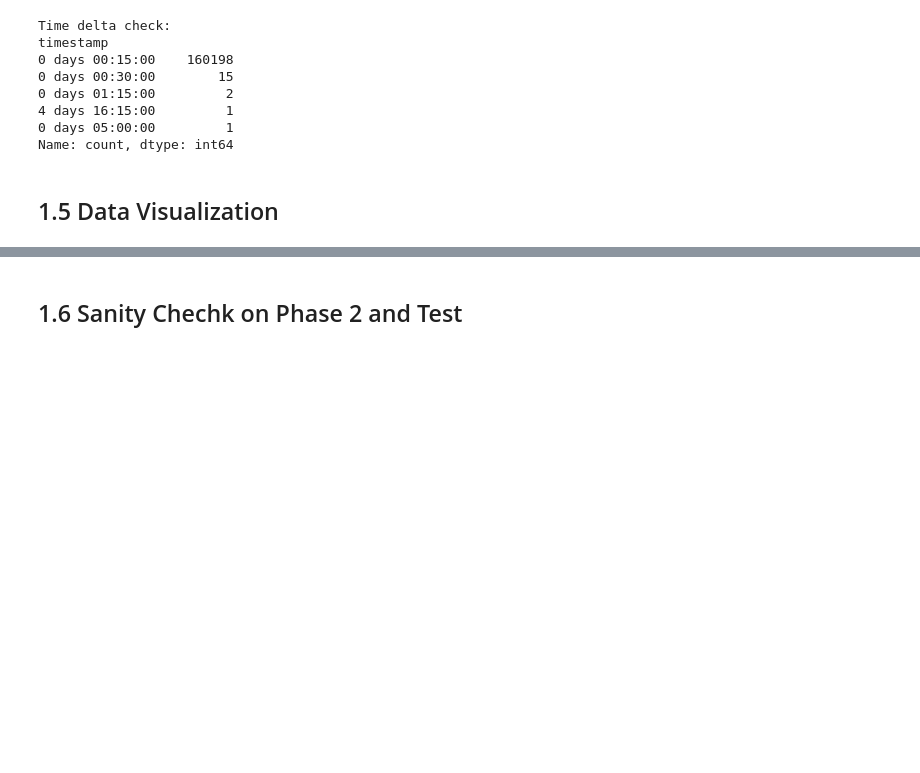
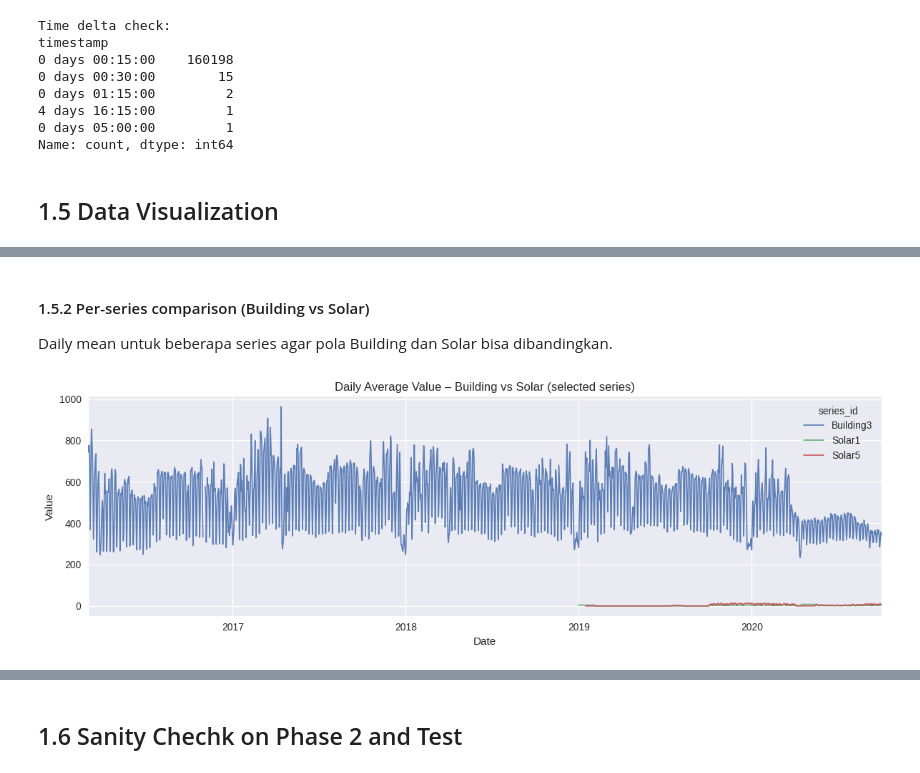
Before and after one commit to giomaureksa/ieee-renewable-energy-forecasting, a Jupyter notebook: notebooks/01_eda.ipynb, the cells around one changed output, grey strips where cells are left out. Drawn from its saved outputs; the diff is of its cells as text; code cells hidden in the pictures; blank space fills up the shorter version.

```diff
--- a/notebooks/01_eda.ipynb
+++ b/notebooks/01_eda.ipynb
@@ -160,0 +153,20 @@ plt.show()
+# %% [markdown]
+#### 1.5.2 Per-series comparison (Building vs Solar)
+Daily mean untuk beberapa series agar pola Building dan Solar bisa dibandingkan.
+# %%
+# Compare a few series: 1 Building + 2 Solar
+compare_ids = ["Building3", "Solar1", "Solar5"]
+compare = phase1[phase1["series_id"].isin(compare_ids)].copy()
+daily_multi = compare.set_index("timestamp").groupby("series_id")["value"].resample("D").mean().unstack(0)
+
+fig, ax = plt.subplots(figsize=(12, 4))
+daily_multi.plot(ax=ax, linewidth=1.2, alpha=0.9)
+ax.set_title("Daily Average Value – Building vs Solar (selected series)")
+ax.set_xlabel("Date")
+ax.set_ylabel("Value")
+ax.legend(title="series_id")
+plt.tight_layout()
+plt.savefig("../results/figures/eda/daily_average_value.png", dpi=150, bbox_inches="tight")
+plt.show()
+# %% [output]
+[figure, added]
```
Also changed, not shown: parts of 11 cells of this notebook, 13 other files.
